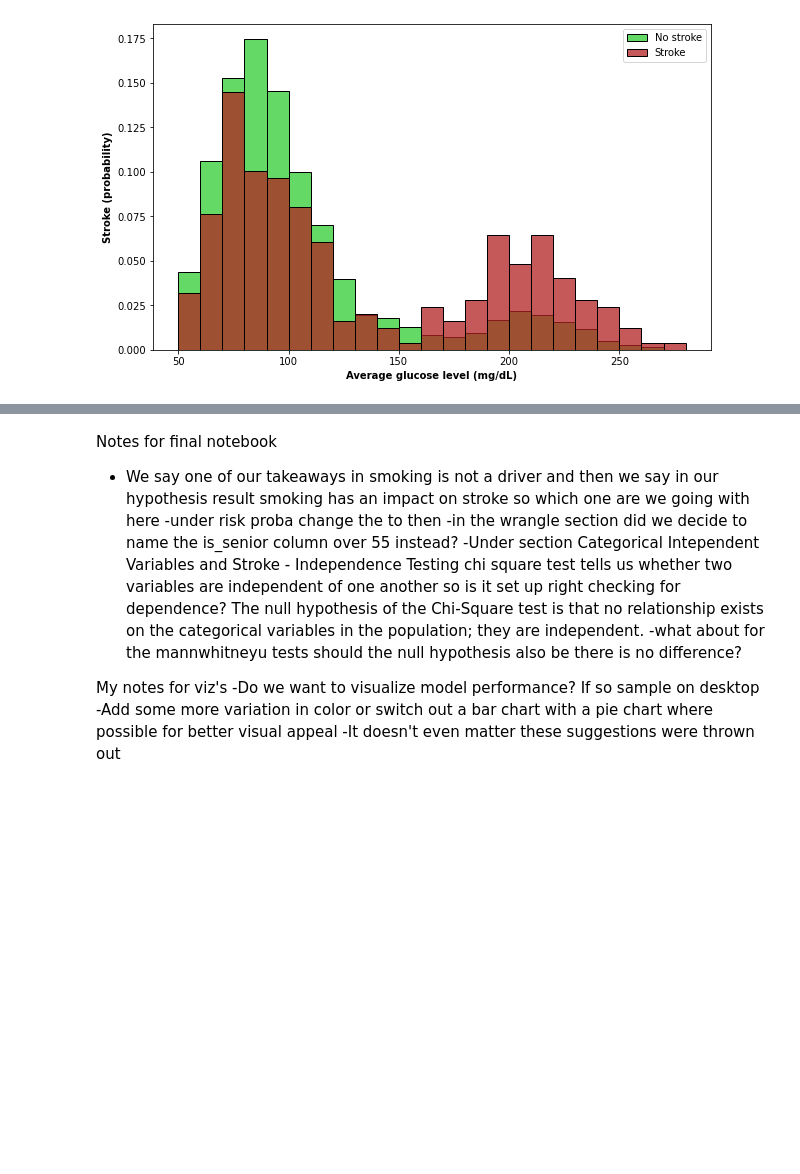
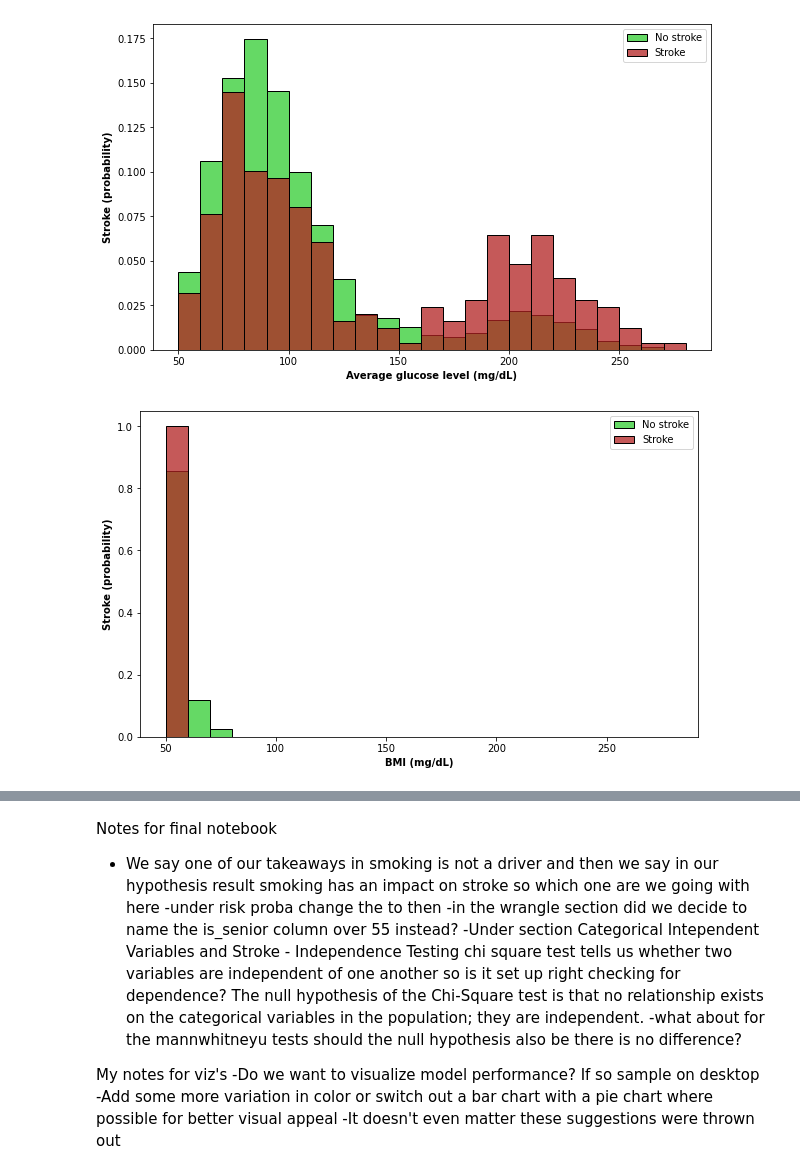
Before and after one commit to stroke-predictors/germain-capstone-stoke-prediction, a Jupyter notebook: explore-Sarah.ipynb, the cells around one changed output, grey strips where cells are left out. Drawn from its saved outputs; the diff is of its cells as text; code cells hidden in the pictures; blank space fills up the shorter version.

```diff
--- a/explore-Sarah.ipynb
+++ b/explore-Sarah.ipynb
@@ -328,5 +334,29 @@ plt.legend()
 plt.show()
 # %% [output]
 [figure]
+# %%
+plt.figure(figsize=(10,6))
+sns.histplot(
+    df[df["stroke"] == 0]["bmi"],
+    binwidth=10,
+    binrange=[50, 280],
+    stat="probability",
+    color="limegreen",
+    label="No stroke",
+)
+sns.histplot(
+    df[df["stroke"] == 1]["bmi"],
+    binwidth=10,
+    binrange=[50, 280],
+    stat="probability",
+    color="firebrick",
+    label="Stroke",
+)
+plt.xlabel("BMI (mg/dL)", fontweight="bold")
+plt.ylabel("Stroke (probability)", fontweight="bold")
+plt.legend()
+plt.show()
+# %% [output]
+[figure, added]
 # %%
 reformat the above
```
Also changed, not shown: parts of 3 cells of this notebook.
